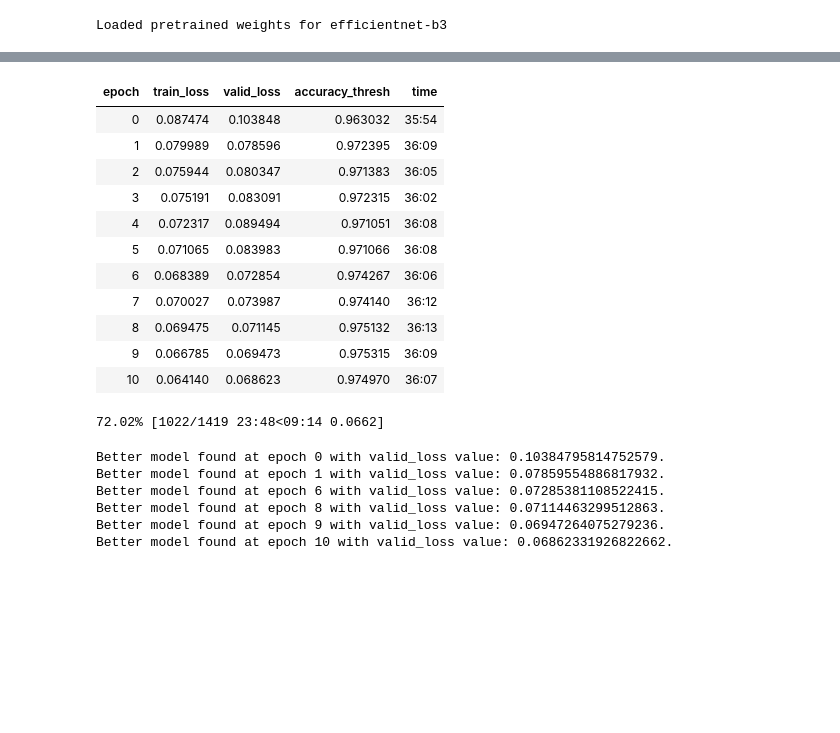
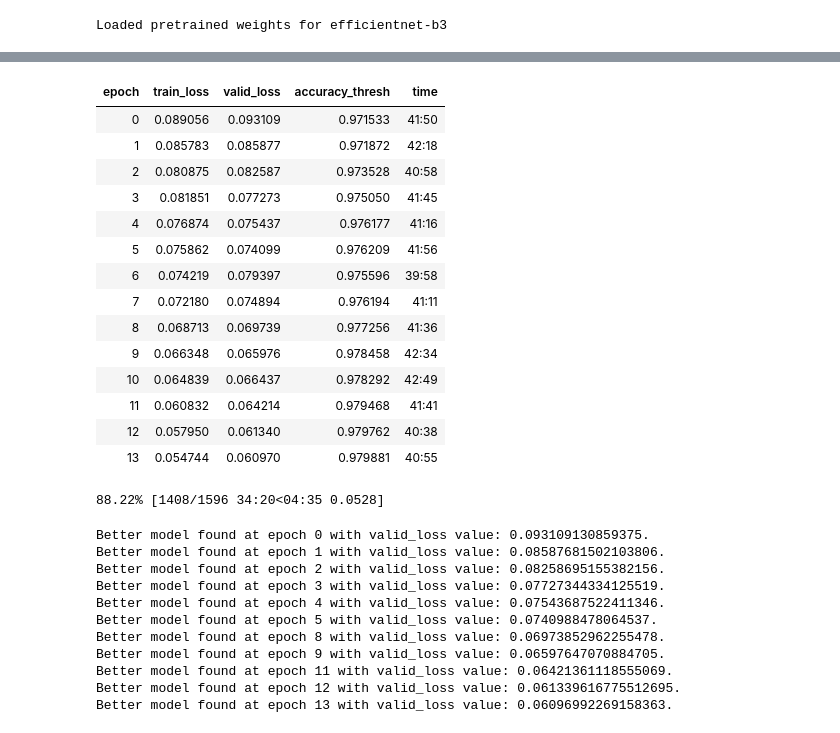
Before and after one commit to DrHB/Intracranial-Hemorrhage-Detection, a Jupyter notebook: EXP_50/EXP_50.ipynb, the cells around one changed output, grey strips where cells are left out. Drawn from its saved outputs; the diff is of its cells as text; code cells hidden in the pictures; blank space fills up the shorter version.

```diff
--- a/EXP_50/EXP_50.ipynb
+++ b/EXP_50/EXP_50.ipynb
@@ -8,13 +8,13 @@ from joblib import load, dump
 from efficientnet_pytorch import EfficientNet
 from ranger import *
 # %%
-def strt_split(x, y, n_folds=5, random_seed = 42, path=Path('')):
+def strt_split(x, y, n_folds=10, random_seed = 42, path=Path('')):
     try:
-        val_name = load('val_idx.joblib')
+        val_name = load('val_idx_10.joblib')
     except:
         skf = StratifiedKFold(n_splits=n_folds, shuffle=True, random_state=random_seed)
         val_name = [(val_idx, trn_idx) for trn_idx, val_idx in skf.split(x, y)]
-        dump(val_name,'val_idx.joblib')
+        dump(val_name,'val_idx_10.joblib')
     return val_name
 
 def modified_label_from_df(self, cols:IntsOrStrs=1, label_cls:Callable=None, **kwargs):
@@ -84,6 +84,8 @@ learn = Learner(data,
                 opt_func=opt_func,
                 metrics=[accuracy_thresh])
 
+weights = [2, 1, 1, 1, 1, 1]
+learn.loss_func  = torch.nn.BCEWithLogitsLoss(pos_weight=torch.FloatTensor(weights).cuda())
 learn.model = nn.DataParallel(learn.model)
 learn.to_fp16()
 learn.unfreeze()
@@ -97,4 +98,4 @@ plt.axvline(lr)
 # %%
-lr = 1e-2
-flattenAnneal(learn, lr, 30, 0.2)
+lr = 0.004
+flattenAnneal(learn, lr, 15, 0.4)
 # %% [output]
@@ -102,22 +103,30 @@ flattenAnneal(learn, lr, 30, 0.2)
 | epoch | train_loss | valid_loss | accuracy_thresh | time |
-| 0 | 0.087474 | 0.103848 | 0.963032 | 35:54 |
-| 1 | 0.079989 | 0.078596 | 0.972395 | 36:09 |
-| 2 | 0.075944 | 0.080347 | 0.971383 | 36:05 |
-| 3 | 0.075191 | 0.083091 | 0.972315 | 36:02 |
-| 4 | 0.072317 | 0.089494 | 0.971051 | 36:08 |
-| 5 | 0.071065 | 0.083983 | 0.971066 | 36:08 |
-| 6 | 0.068389 | 0.072854 | 0.974267 | 36:06 |
-| 7 | 0.070027 | 0.073987 | 0.974140 | 36:12 |
-| 8 | 0.069475 | 0.071145 | 0.975132 | 36:13 |
-| 9 | 0.066785 | 0.069473 | 0.975315 | 36:09 |
-| 10 | 0.064140 | 0.068623 | 0.974970 | 36:07 |
+| 0 | 0.089056 | 0.093109 | 0.971533 | 41:50 |
+| 1 | 0.085783 | 0.085877 | 0.971872 | 42:18 |
+| 2 | 0.080875 | 0.082587 | 0.973528 | 40:58 |
+| 3 | 0.081851 | 0.077273 | 0.975050 | 41:45 |
+| 4 | 0.076874 | 0.075437 | 0.976177 | 41:16 |
+| 5 | 0.075862 | 0.074099 | 0.976209 | 41:56 |
+| 6 | 0.074219 | 0.079397 | 0.975596 | 39:58 |
+| 7 | 0.072180 | 0.074894 | 0.976194 | 41:11 |
+| 8 | 0.068713 | 0.069739 | 0.977256 | 41:36 |
+| 9 | 0.066348 | 0.065976 | 0.978458 | 42:34 |
+| 10 | 0.064839 | 0.066437 | 0.978292 | 42:49 |
+| 11 | 0.060832 | 0.064214 | 0.979468 | 41:41 |
+| 12 | 0.057950 | 0.061340 | 0.979762 | 40:38 |
+| 13 | 0.054744 | 0.060970 | 0.979881 | 40:55 |
-72.02% [1022/1419 23:48<09:14 0.0662]
+88.22% [1408/1596 34:20<04:35 0.0528]
-Better model found at epoch 0 with valid_loss value: 0.10384795814752579.
-Better model found at epoch 1 with valid_loss value: 0.07859554886817932.
-Better model found at epoch 6 with valid_loss value: 0.07285381108522415.
-Better model found at epoch 8 with valid_loss value: 0.07114463299512863.
-Better model found at epoch 9 with valid_loss value: 0.06947264075279236.
-Better model found at epoch 10 with valid_loss value: 0.06862331926822662.
+Better model found at epoch 0 with valid_loss value: 0.093109130859375.
+Better model found at epoch 1 with valid_loss value: 0.08587681502103806.
+Better model found at epoch 2 with valid_loss value: 0.08258695155382156.
+Better model found at epoch 3 with valid_loss value: 0.07727344334125519.
+Better model found at epoch 4 with valid_loss value: 0.07543687522411346.
+Better model found at epoch 5 with valid_loss value: 0.0740988478064537.
+Better model found at epoch 8 with valid_loss value: 0.06973852962255478.
+Better model found at epoch 9 with valid_loss value: 0.06597647070884705.
+Better model found at epoch 11 with valid_loss value: 0.06421361118555069.
+Better model found at epoch 12 with valid_loss value: 0.061339616775512695.
+Better model found at epoch 13 with valid_loss value: 0.06096992269158363.
 # %%
 def get_preds(learn:Learner, sub_fn: str=f'{EXP_NAME}_PHASE_1_COS', TTA: bool = False, dt_type = DatasetType.Test):
     if TTA:
```
Also changed, not shown: parts of 4 cells of this notebook, 1 other file.
